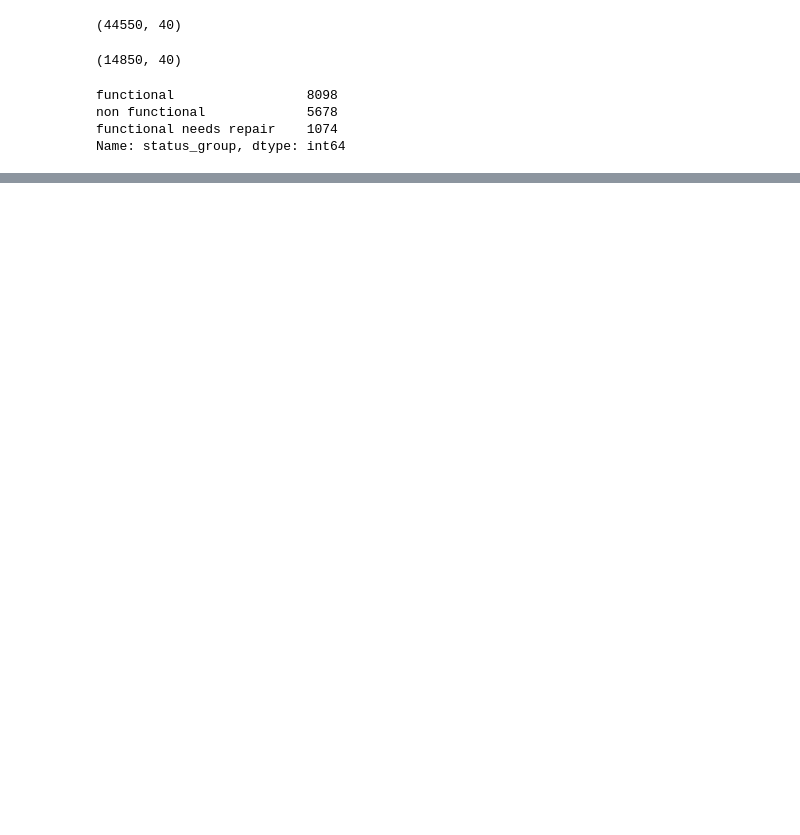
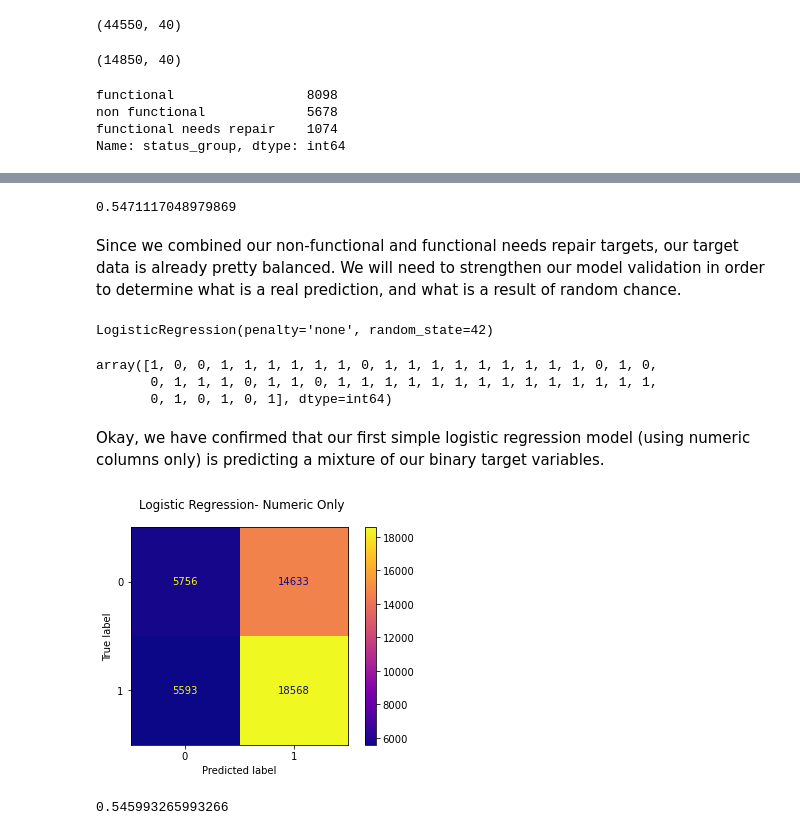
Before and after one commit to ElyLin/WaterWellsProject, a Jupyter notebook: notebooks/Samantha/EDA.ipynb, the cells around one changed output, grey strips where cells are left out. Drawn from its saved outputs; the diff is of its cells as text; code cells hidden in the pictures; blank space fills up the shorter version.

Commit message:
EDA, preprocessing, logistic regression steps

```diff
--- a/notebooks/Samantha/EDA.ipynb
+++ b/notebooks/Samantha/EDA.ipynb
@@ -240,0 +400,45 @@ Name: status_group, dtype: int64
+# %%
+from sklearn.metrics import accuracy_score, recall_score, precision_score, f1_score
+#acc = (tp + tn) / (tp + tn + fp + fn)
+baseline_acc = (24161+0)/(24161+20000)
+#prec = tp / (tp + fp)
+baseline_prec = 24161/(24161+20000)
+
+baseline_acc
+baseline_prec
+# %% [output]
+0.5471117048979869
+# %% [markdown]
+Since we combined our non-functional and functional needs repair targets, our target data is already pretty balanced. We will need to strengthen our model validation in order to determine what is a real prediction, and what is a result of random chance.
+# %%
+logreg = LogisticRegression(random_state=42, penalty='none')
+# %%
+logreg.fit(X_train, y_train)
+# %% [output]
+LogisticRegression(penalty='none', random_state=42)
+# %%
+logreg.predict(X_train)[:50]
+# %% [output]
+array([1, 0, 0, 1, 1, 1, 1, 1, 1, 0, 1, 1, 1, 1, 1, 1, 1, 1, 1, 0, 1, 0,
+       0, 1, 1, 1, 0, 1, 1, 0, 1, 1, 1, 1, 1, 1, 1, 1, 1, 1, 1, 1, 1, 1,
+       0, 1, 0, 1, 0, 1], dtype=int64)
+# %% [markdown]
+Okay, we have confirmed that our first simple logistic regression model (using numeric columns only) is predicting a mixture of our binary target variables.
+# %%
+fig, ax = plt.subplots()
+
+fig.suptitle("Logistic Regression- Numeric Only")
+
+plot_confusion_matrix(logreg, X_train, y_train, ax=ax, cmap="plasma");
+# %% [output]
+[figure, added]
+# %%
+tp = 18568
+tn = 5756
+fp = 14633
+fn = 5593
+
+acc = (tp + tn) / (tp+tn+fp+fn)
+acc
+# %% [output]
+0.545993265993266
```
Also changed, not shown: parts of 43 cells of this notebook.
